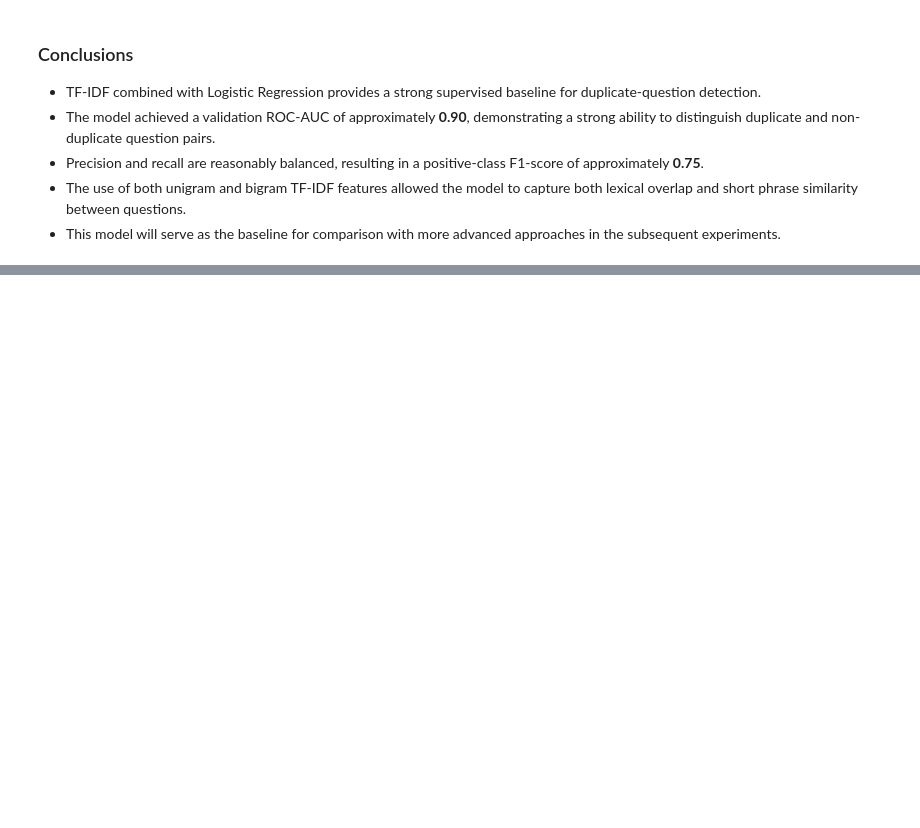
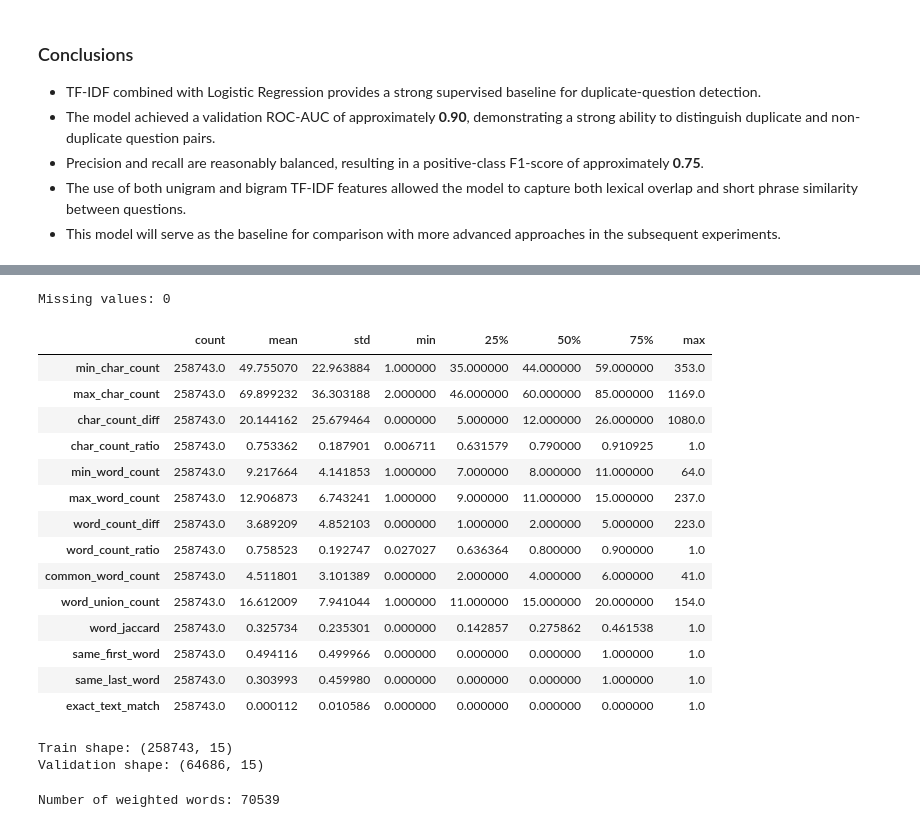
Before and after one commit to DariaDubovska/quora-duplicate-question-detection, a Jupyter notebook: notebooks/02_classical_models.ipynb, the cells around one changed output, grey strips where cells are left out. Drawn from its saved outputs; the diff is of its cells as text; code cells hidden in the pictures; blank space fills up the shorter version.

```diff
--- a/notebooks/02_classical_models.ipynb
+++ b/notebooks/02_classical_models.ipynb
@@ -275,0 +479,20 @@ display(model_results_display)
+# %%
+X_train_manual = create_basic_pair_features(
+    train_data
+)
+
+X_valid_manual = create_basic_pair_features(
+    valid_data
+)
+
+print(
+    "Train manual features shape:",
+    X_train_manual.shape,
+)
+
+print(
+    "Validation manual features shape:",
+    X_valid_manual.shape,
+)
+
+display(X_train_manual.head())
@@ -275,0 +508,26 @@ display(model_results_display)
+# %%
+print(
+    "Missing values:",
+    X_train_manual.isna().sum().sum(),
+)
+
+display(
+    X_train_manual.describe().T
+)
+# %% [output]
+Missing values: 0
+|  | count | mean | std | min | 25% | 50% | 75% | max |
+| min_char_count | 258743.0 | 49.755070 | 22.963884 | 1.000000 | 35.000000 | 44.000000 | 59.000000 | 353.0 |
+| max_char_count | 258743.0 | 69.899232 | 36.303188 | 2.000000 | 46.000000 | 60.000000 | 85.000000 | 1169.0 |
+| char_count_diff | 258743.0 | 20.144162 | 25.679464 | 0.000000 | 5.000000 | 12.000000 | 26.000000 | 1080.0 |
+| char_count_ratio | 258743.0 | 0.753362 | 0.187901 | 0.006711 | 0.631579 | 0.790000 | 0.910925 | 1.0 |
+| min_word_count | 258743.0 | 9.217664 | 4.141853 | 1.000000 | 7.000000 | 8.000000 | 11.000000 | 64.0 |
+| max_word_count | 258743.0 | 12.906873 | 6.743241 | 1.000000 | 9.000000 | 11.000000 | 15.000000 | 237.0 |
+| word_count_diff | 258743.0 | 3.689209 | 4.852103 | 0.000000 | 1.000000 | 2.000000 | 5.000000 | 223.0 |
+| word_count_ratio | 258743.0 | 0.758523 | 0.192747 | 0.027027 | 0.636364 | 0.800000 | 0.900000 | 1.0 |
+| common_word_count | 258743.0 | 4.511801 | 3.101389 | 0.000000 | 2.000000 | 4.000000 | 6.000000 | 41.0 |
+| word_union_count | 258743.0 | 16.612009 | 7.941044 | 1.000000 | 11.000000 | 15.000000 | 20.000000 | 154.0 |
+| word_jaccard | 258743.0 | 0.325734 | 0.235301 | 0.000000 | 0.142857 | 0.275862 | 0.461538 | 1.0 |
+| same_first_word | 258743.0 | 0.494116 | 0.499966 | 0.000000 | 0.000000 | 0.000000 | 1.000000 | 1.0 |
+| same_last_word | 258743.0 | 0.303993 | 0.459980 | 0.000000 | 0.000000 | 0.000000 | 1.000000 | 1.0 |
+| exact_text_match | 258743.0 | 0.000112 | 0.010586 | 0.000000 | 0.000000 | 0.000000 | 0.000000 | 1.0 |
@@ -275,0 +546,17 @@ display(model_results_display)
+# %%
+X_train_boosting = X_train_manual.copy()
+X_valid_boosting = X_valid_manual.copy()
+
+X_train_boosting[
+    "tfidf_cosine_similarity"
+] = train_tfidf_cosine
+
+X_valid_boosting[
+    "tfidf_cosine_similarity"
+] = valid_tfidf_cosine
+
+print("Train shape:", X_train_boosting.shape)
+print("Validation shape:", X_valid_boosting.shape)
+# %% [output]
+Train shape: (258743, 15)
+Validation shape: (64686, 15)
@@ -275,0 +620,11 @@ display(model_results_display)
+# %%
+word_weights = build_word_weights(
+    train_data
+)
+
+print(
+    "Number of weighted words:",
+    len(word_weights),
+)
+# %% [output]
+Number of weighted words: 70539
```
Also changed, not shown: parts of 27 cells of this notebook, 1 other file.
